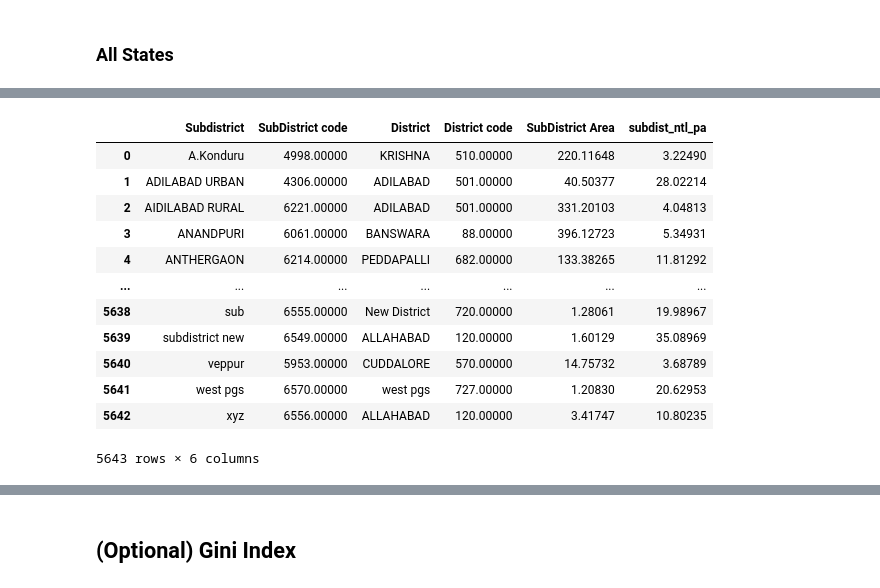
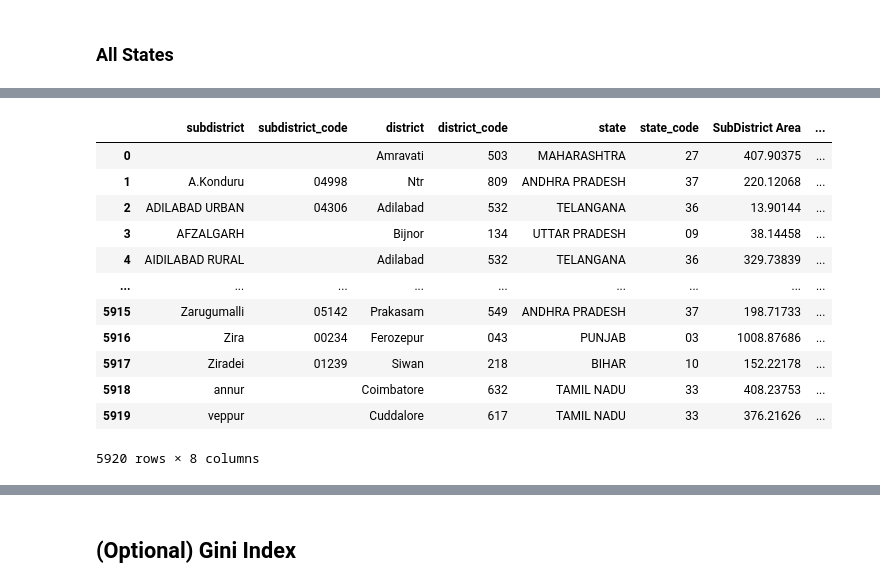
Before and after one commit to SaiSiddhardhaKalla/Master_Thesis, a Jupyter notebook: 06_NTL_calc.ipynb, the cells around one changed output, grey strips where cells are left out. Cells and saved outputs as stored; diff of their text form; code cells hidden in the pictures.

```diff
--- a/06_NTL_calc.ipynb
+++ b/06_NTL_calc.ipynb
@@ -38,7 +38,7 @@ pd.set_option('display.max_columns', None)
 # zip_file_path = "/Users/sid/Library/CloudStorage/OneDrive-DeakinUniversity/UDocs - D/DataSets/INDIAN-SHAPEFILES-master/Dist_2022.zip"
 
 # Read the shapefile from the zip file using GeoPandas
-gdf = gpd.read_file('/Users/sid/Library/CloudStorage/OneDrive-DeakinUniversity/UDocs - D/DataSets/maps-master/geojson/sub_dist.geojson')
+gdf = gpd.read_file('/Users/sid/Library/CloudStorage/OneDrive-DeakinUniversity/UDocs - D/DataSets/maps-master/LGD Villages/sub_dist.geojson')
 
 # Now you can work with the GeoDataFrame (gdf) containing the shapefile data
 gdf_NTL = gdf.copy()
@@ -251,7 +251,7 @@ def na_recode(radiance_datacube, ncfobs_datacube, replacement=np.nan):
 # Loop through each month
 for month in range(1, 13):
     # Construct the path to the raster file for the current month
-    raster_path = f"/Users/sid/Library/CloudStorage/OneDrive-DeakinUniversity/UDocs - D/DataSets/VIIRS_Monthly_Tiled/2018/clean/output_raster_2018{month:02d}.tif"
+    raster_path = f"/Users/sid/Library/CloudStorage/OneDrive-DeakinUniversity/UDocs - D/DataSets/VIIRS_Monthly_Tiled/2020/clean/output_raster_2020{month:02d}.tif"
     # cf_cvg_path = f"/Users/sid/Library/CloudStorage/OneDrive-DeakinUniversity/UDocs - D/DataSets/VIIRS_Monthly_Tiled/cf_cvg/2020_cvg/2020{month:02d}.tif"
 
     # Open the raster file
@@ -521,7 +497,7 @@ from rasterio.mask import mask
 import numpy as np
 
 # Directory containing the GeoJSON files
-geojson_dir = '/Users/sid/Library/CloudStorage/OneDrive-DeakinUniversity/UDocs - D/DataSets/maps-master/Village/'
+geojson_dir = '/Users/sid/Library/CloudStorage/OneDrive-DeakinUniversity/UDocs - D/DataSets/maps-master/LGD Villages/'
 
 # Initialize an empty GeoDataFrame to store the concatenated results
 vil_NTL = gpd.GeoDataFrame()
@@ -538,7 +514,7 @@ for filename in os.listdir(geojson_dir):
         # Loop through each month
         for month in range(1, 13):
             # Construct the path to the raster file for the current month
-            raster_path = f"/Users/sid/Library/CloudStorage/OneDrive-DeakinUniversity/UDocs - D/DataSets/VIIRS_Monthly_Tiled/2018/clean/output_raster_2018{month:02d}.tif"
+            raster_path = f"/Users/sid/Library/CloudStorage/OneDrive-DeakinUniversity/UDocs - D/DataSets/VIIRS_Monthly_Tiled/2020/clean/output_raster_2020{month:02d}.tif"
             # cf_cvg_path = f"/Users/sid/Library/CloudStorage/OneDrive-DeakinUniversity/UDocs - D/DataSets/VIIRS_Monthly_Tiled/cf_cvg/2020_cvg/2020{month:02d}.tif"
 
             # Open the raster file
@@ -675,0 +650,11 @@ The default value of numeric_only in DataFrameGroupBy.sum is deprecated. In a fu
+# %%
+aggregated_df = vil_2.groupby([
+                               'subdistrict', 'subdistrict_code',
+                               'district','district_code','state','state_code']).sum().reset_index()
+
+
+aggregated_df = aggregated_df.drop(['vil_code',
+                                    'dist_lgd', 'state_lgd', 'gp_code', 'subdt_lgd', 'block_lgd', 'ac_no'
+                                    ],axis=1)
+
+aggregated_df
@@ -676,53 +676,61 @@ The default value of numeric_only in DataFrameGroupBy.sum is deprecated. In a fu
 # %%
-selected_columns = aggregated_df[['201801', '201802', '201803', '201804', '201805', '201806', '201807', '201808', '201809', '201810', '201811', '201812']]
+# selected_columns = aggregated_df[['201801', '201802', '201803', '201804', '201805', '201806', '201807', '201808', '201809', '201810', '201811', '201812']]
+selected_columns = aggregated_df[['202001', '202002', '202003', '202004', '202005', '202006', '202007', '202008', '202009', '202010', '202011', '202012']]
 
 # Calculating quartiles for each row
 quartiles = selected_columns.quantile([0.20, 0.75], axis=1).T
 quartiles.columns = ['Q1', 'Q3']  # Rename columns to Q1 and Q3
 # quartiles['IQR'] = quartiles['Q3'] - quartiles['Q1']
 # quartiles['U_bound'] = quartiles['Q3'] + 1.5*quartiles['IQR']
 quartiles['L_bound'] = quartiles['Q1'].clip(lower=0)  # Clip to ensure it's not negative
 
 # Adding Q1 and Q3 columns to the original DataFrame
 t3 = pd.concat([aggregated_df, quartiles], axis=1)
 
-avg_columns = ['201801', '201802', '201803', '201804', '201805', '201806', '201807', '201808', '201809', '201810', '201811', '201812']
+# avg_columns = ['201801', '201802', '201803', '201804', '201805', '201806', '201807', '201808', '201809', '201810', '201811', '201812']
+avg_columns = ['202001', '202002', '202003', '202004', '202005', '202006', '202007', '202008', '202009', '202010', '202011', '202012']
 # Create a mask to filter out values below L_Bound
 mask = t3[avg_columns].values > t3['L_bound'].values[:, None]
 
 # Replace values below L_Bound with NaN
 masked_data = t3[avg_columns].where(mask)
 
 # Calculate row-wise mean
 row_means = masked_data.mean(axis=1)
 
 # Add row-wise mean to DataFrame
 t3['avg_ntl'] = row_means
-t3['subdist_ntl_pa']  = t3['avg_ntl']/t3['area_sq_km']
+t3['area_sqkm'] = t3['shape_Area'] / 1_000_000
+t3['subdist_ntl_pa']  = t3['avg_ntl']/t3['area_sqkm']
 # t3['subdist_ntl_pc']  = t3['avg_ntl']/t3['total_population']
-t3 = t3.rename(columns={'area_sq_km': 'SubDistrict Area'})
+t3 = t3.rename(columns={'area_sqkm': 'SubDistrict Area'})
 
 t3 = t3.drop([
-       '201801', '201802', '201803', '201804',
-       '201805', '201806', '201807', '201808',
-       '201809', '201810', '201811', '201812',
-       'Q1', 'Q3', 'L_bound','Block code',
+       # '201801', '201802', '201803', '201804',
+       # '201805', '201806', '201807', '201808',
+       # '201809', '201810', '201811', '201812',
+       '202001', '202002', '202003', '202004',
+       '202005', '202006', '202007', '202008',
+       '202009', '202010', '202011', '202012',
+       'Q1', 'Q3', 'L_bound',
        # 'SubDistrict code',
-       'avg_ntl'], axis=1)
+       'avg_ntl',
+       'shape_Area', 'village_area_sqkm'
+       ], axis=1)
 t3
 # %% [output]
-|  | Subdistrict | SubDistrict code | District | District code | SubDistrict Area | subdist_ntl_pa |
-| 0 | A.Konduru | 4998.00000 | KRISHNA | 510.00000 | 220.11648 | 3.22490 |
-| 1 | ADILABAD URBAN | 4306.00000 | ADILABAD | 501.00000 | 40.50377 | 28.02214 |
-| 2 | AIDILABAD RURAL | 6221.00000 | ADILABAD | 501.00000 | 331.20103 | 4.04813 |
-| 3 | ANANDPURI | 6061.00000 | BANSWARA | 88.00000 | 396.12723 | 5.34931 |
-| 4 | ANTHERGAON | 6214.00000 | PEDDAPALLI | 682.00000 | 133.38265 | 11.81292 |
-| ... | ... | ... | ... | ... | ... | ... |
-| 5638 | sub | 6555.00000 | New District | 720.00000 | 1.28061 | 19.98967 |
-| 5639 | subdistrict new | 6549.00000 | ALLAHABAD | 120.00000 | 1.60129 | 35.08969 |
-| 5640 | veppur | 5953.00000 | CUDDALORE | 570.00000 | 14.75732 | 3.68789 |
-| 5641 | west pgs | 6570.00000 | west pgs | 727.00000 | 1.20830 | 20.62953 |
-| 5642 | xyz | 6556.00000 | ALLAHABAD | 120.00000 | 3.41747 | 10.80235 |
+|  | subdistrict | subdistrict_code | district | district_code | state | state_code | SubDistrict Area | ... |
+| 0 |  |  | Amravati | 503 | MAHARASHTRA | 27 | 407.90375 | ... |
+| 1 | A.Konduru | 04998 | Ntr | 809 | ANDHRA PRADESH | 37 | 220.12068 | ... |
+| 2 | ADILABAD URBAN | 04306 | Adilabad | 532 | TELANGANA | 36 | 13.90144 | ... |
+| 3 | AFZALGARH |  | Bijnor | 134 | UTTAR PRADESH | 09 | 38.14458 | ... |
+| 4 | AIDILABAD RURAL |  | Adilabad | 532 | TELANGANA | 36 | 329.73839 | ... |
+| ... | ... | ... | ... | ... | ... | ... | ... | ... |
+| 5915 | Zarugumalli | 05142 | Prakasam | 549 | ANDHRA PRADESH | 37 | 198.71733 | ... |
+| 5916 | Zira | 00234 | Ferozepur | 043 | PUNJAB | 03 | 1008.87686 | ... |
+| 5917 | Ziradei | 01239 | Siwan | 218 | BIHAR | 10 | 152.22178 | ... |
+| 5918 | annur |  | Coimbatore | 632 | TAMIL NADU | 33 | 408.23753 | ... |
+| 5919 | veppur |  | Cuddalore | 617 | TAMIL NADU | 33 | 376.21626 | ... |
-5643 rows × 6 columns
+5920 rows × 8 columns
 # %%
 vil_3 = pd.merge(vil_2,t3,on=[
```
Also changed, not shown: parts of 17 cells of this notebook, 3 other files.
